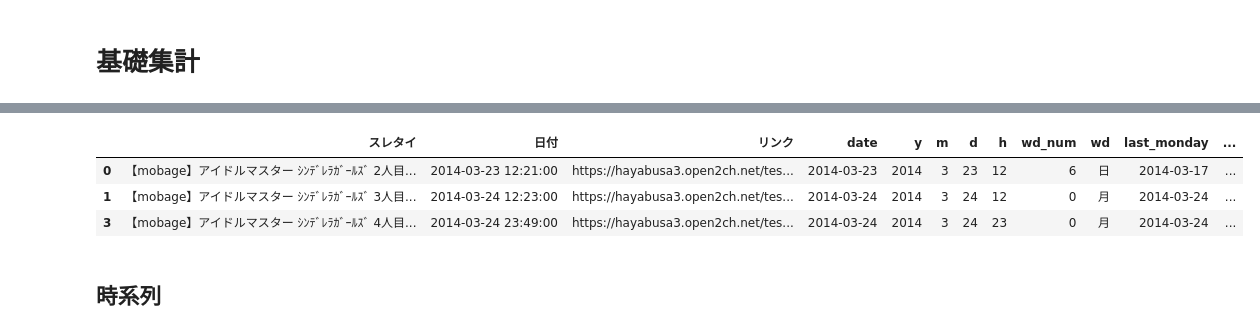
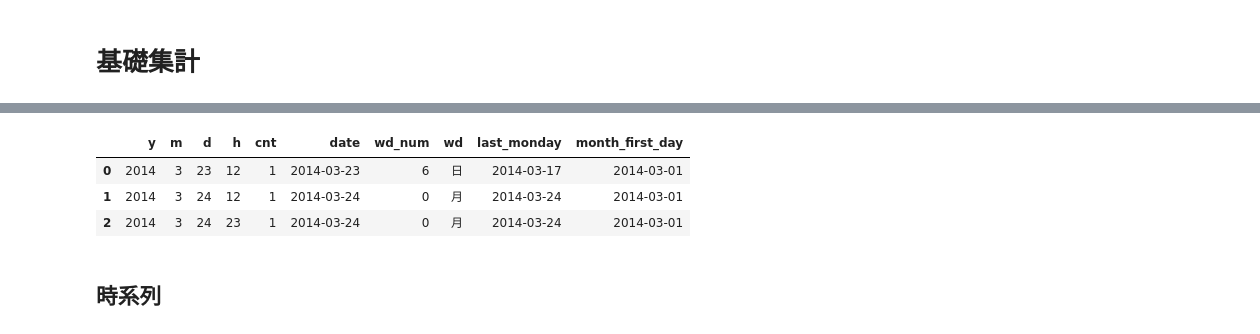
Before and after one commit to Kazuya-Minakuchi/qiita, a Jupyter notebook: dereste_analysis/open2ch/02_check_board_list.ipynb, the cells around one changed output, grey strips where cells are left out. Cells and saved outputs as stored; diff of their text form; code cells hidden in the pictures.

```diff
--- a/dereste_analysis/open2ch/02_check_board_list.ipynb
+++ b/dereste_analysis/open2ch/02_check_board_list.ipynb
@@ -70,0 +85,9 @@ num_weekday = {
+# %%
+df = (
+    df
+    .groupby(['y', 'm', 'd', 'h'])['スレタイ']
+    .count()
+    .reset_index()
+    .rename(columns={'スレタイ': 'cnt'})
+)
+df
@@ -71,20 +108,15 @@ num_weekday = {
 # %%
-# 集計したい列追加
-df['date'] = df['日付'].apply(lambda x: x.date())
-df['y'] = df['日付'].apply(lambda x: x.year)
-df['m'] = df['日付'].apply(lambda x: x.month)
-df['d'] = df['日付'].apply(lambda x: x.day)
-df['h'] = df['日付'].apply(lambda x: x.hour)
-df['wd_num'] = df['日付'].apply(lambda x: x.weekday())
-df['wd'] = df['日付'].apply(lambda x: x.weekday()).map(num_weekday)
-df['last_monday'] = df['日付'].apply(lambda x: x.date() - datetime.timedelta(days=x.weekday()))
-df['month_first_day'] = df['日付'].apply(lambda x: x.date() - datetime.timedelta(days=x.day-1))
+df['date'] = (df['y']*10000 + df['m']*100 + df['d']).apply(lambda x: str(x)).apply(pd.to_datetime)
+df['wd_num'] = df['date'].apply(lambda x: x.weekday())
+df['wd'] = df['date'].apply(lambda x: x.weekday()).map(num_weekday)
+df['last_monday'] = df['date'].apply(lambda x: x.date() - datetime.timedelta(days=x.weekday()))
+df['month_first_day'] = df['date'].apply(lambda x: x.date() - datetime.timedelta(days=x.day-1))
 df.head(3)
 # %% [output]
-|  | スレタイ | 日付 | リンク | date | y | m | d | h | wd_num | wd | last_monday | ... |
-| 0 | 【mobage】アイドルマスター ｼﾝﾃﾞﾚﾗｶﾞｰﾙｽﾞ 2人目... | 2014-03-23 12:21:00 | https://hayabusa3.open2ch.net/tes... | 2014-03-23 | 2014 | 3 | 23 | 12 | 6 | 日 | 2014-03-17 | ... |
-| 1 | 【mobage】アイドルマスター ｼﾝﾃﾞﾚﾗｶﾞｰﾙｽﾞ 3人目... | 2014-03-24 12:23:00 | https://hayabusa3.open2ch.net/tes... | 2014-03-24 | 2014 | 3 | 24 | 12 | 0 | 月 | 2014-03-24 | ... |
-| 3 | 【mobage】アイドルマスター ｼﾝﾃﾞﾚﾗｶﾞｰﾙｽﾞ 4人目... | 2014-03-24 23:49:00 | https://hayabusa3.open2ch.net/tes... | 2014-03-24 | 2014 | 3 | 24 | 23 | 0 | 月 | 2014-03-24 | ... |
+|  | y | m | d | h | cnt | date | wd_num | wd | last_monday | month_first_day |
+| 0 | 2014 | 3 | 23 | 12 | 1 | 2014-03-23 | 6 | 日 | 2014-03-17 | 2014-03-01 |
+| 1 | 2014 | 3 | 24 | 12 | 1 | 2014-03-24 | 0 | 月 | 2014-03-24 | 2014-03-01 |
+| 2 | 2014 | 3 | 24 | 23 | 1 | 2014-03-24 | 0 | 月 | 2014-03-24 | 2014-03-01 |
 # %% [markdown]
 ## 時系列
 # %% [markdown]
```
Also changed, not shown: parts of 27 cells of this notebook.
